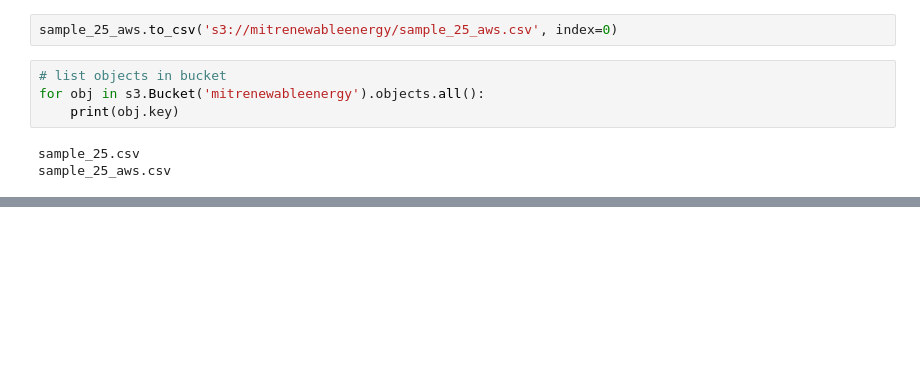
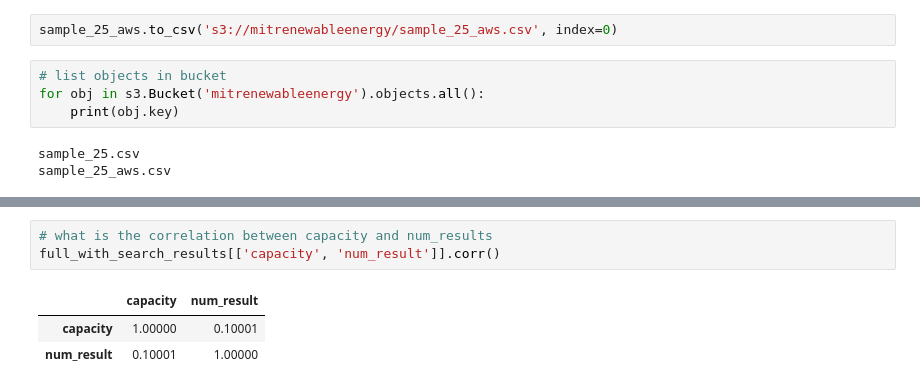
Before and after one commit to mit-renewable-energy/dispute-characterization, a Jupyter notebook: process.ipynb, the cells around one changed output, grey strips where cells are left out. Cells and saved outputs as stored; diff of their text form; blank space fills up the shorter version.

```diff
--- a/process.ipynb
+++ b/process.ipynb
@@ -330,0 +386,7 @@ sample_25_aws.csv
+# %%
+# what is the correlation between capacity and num_results
+full_with_search_results[['capacity', 'num_result']].corr()
+# %% [output]
+|  | capacity | num_result |
+| capacity | 1.00000 | 0.10001 |
+| num_result | 0.10001 | 1.00000 |
```
Also changed, not shown: parts of 14 cells of this notebook, 13 other files.
